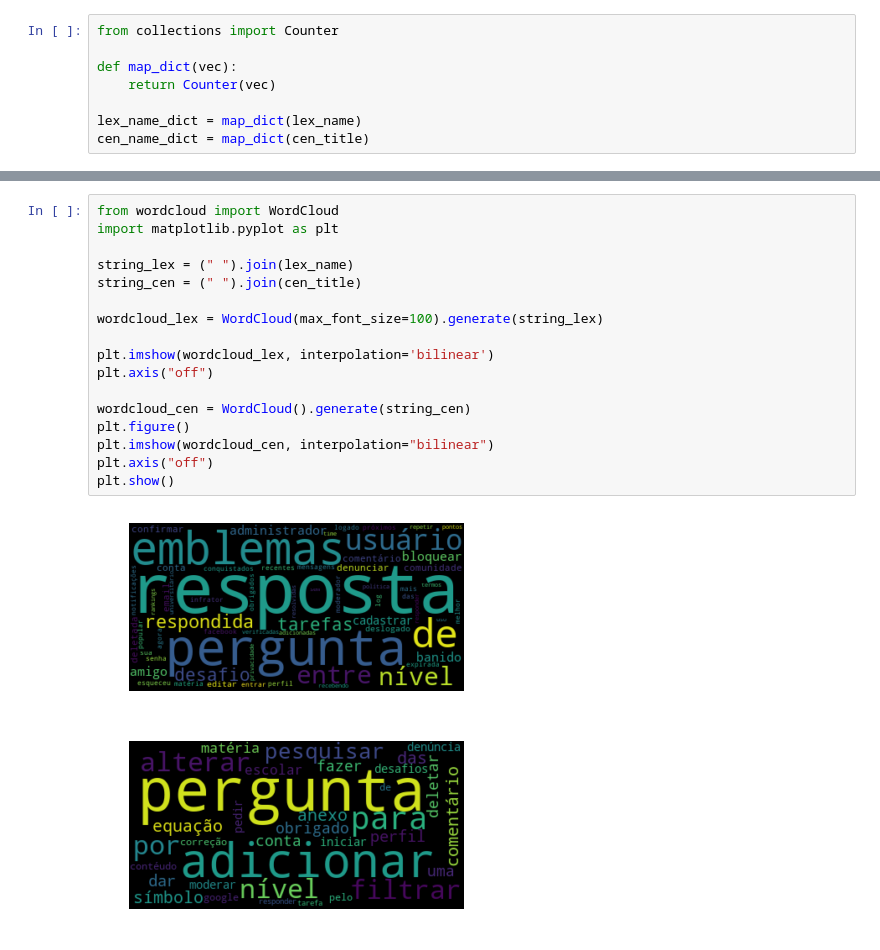
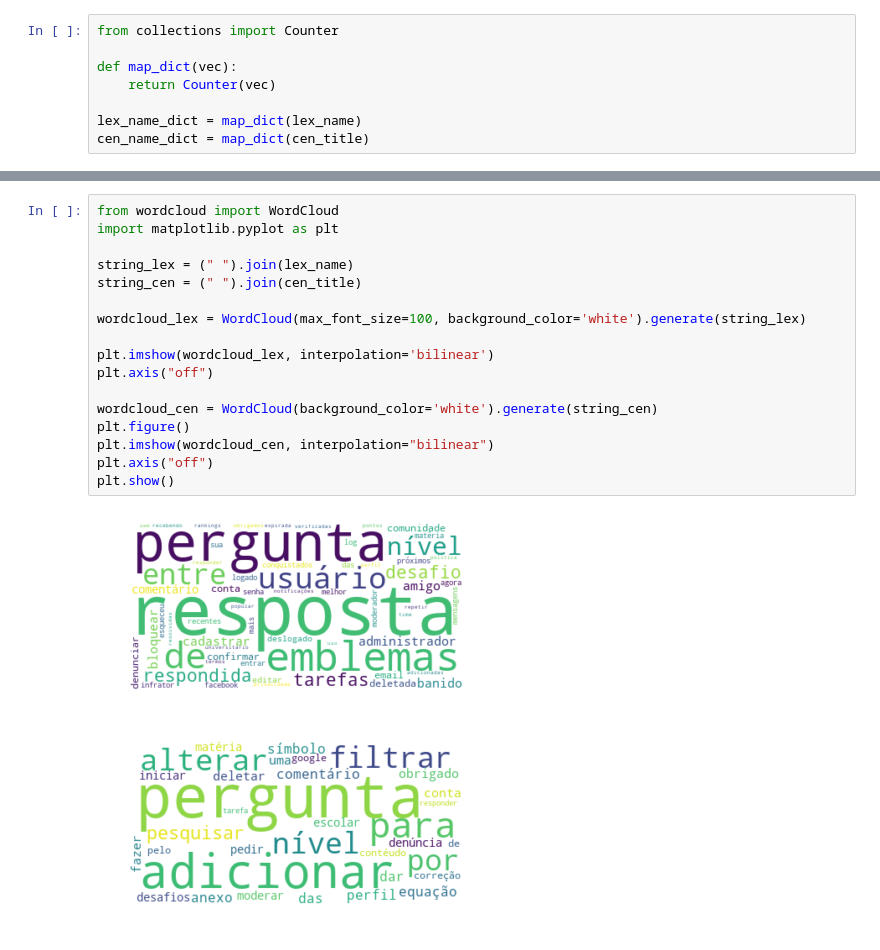
Before and after one commit to WelisonR/2019.1-Requisitos-Brainly, a Jupyter notebook: CeL_crawler_pucrio.ipynb, the cells around one changed output, grey strips where cells are left out. Cells and saved outputs as stored; diff of their text form.

Commit message:
Changing wordcloud style based on brainly image

```diff
--- a/CeL_crawler_pucrio.ipynb
+++ b/CeL_crawler_pucrio.ipynb
@@ -456,20 +456,20 @@ You should consider upgrading via the 'python -m pip install --upgrade pip' comm
 # %%
 from wordcloud import WordCloud
 import matplotlib.pyplot as plt
 
 string_lex = (" ").join(lex_name)
 string_cen = (" ").join(cen_title)
 
-wordcloud_lex = WordCloud(max_font_size=100).generate(string_lex)
+wordcloud_lex = WordCloud(max_font_size=100, background_color='white').generate(string_lex)
 
 plt.imshow(wordcloud_lex, interpolation='bilinear')
 plt.axis("off")
 
-wordcloud_cen = WordCloud().generate(string_cen)
+wordcloud_cen = WordCloud(background_color='white').generate(string_cen)
 plt.figure()
 plt.imshow(wordcloud_cen, interpolation="bilinear")
 plt.axis("off")
 plt.show()
 # %% [output]
-[figure, old version]
+[figure, new version]
-[figure, old version]
+[figure, new version]
```
Also changed, not shown: parts of 3 cells of this notebook, 1 other file.
